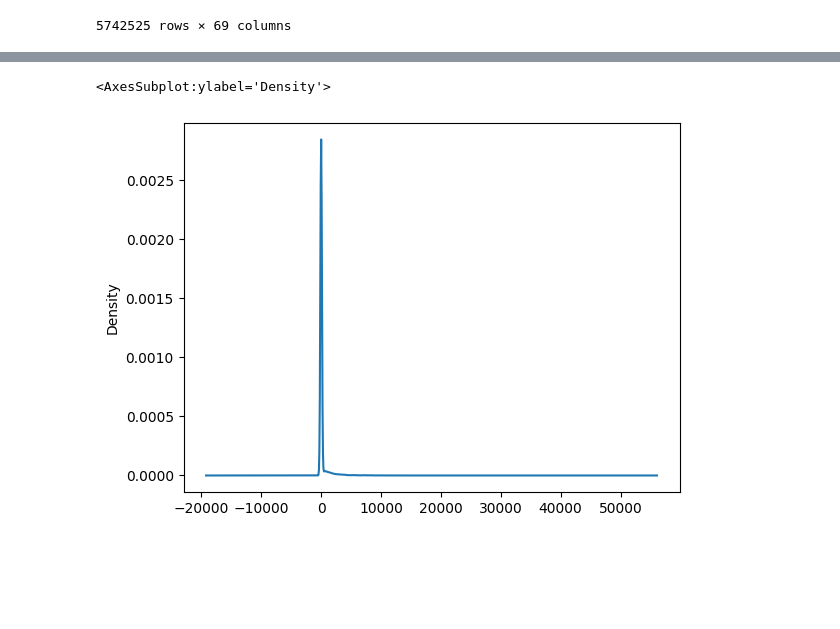
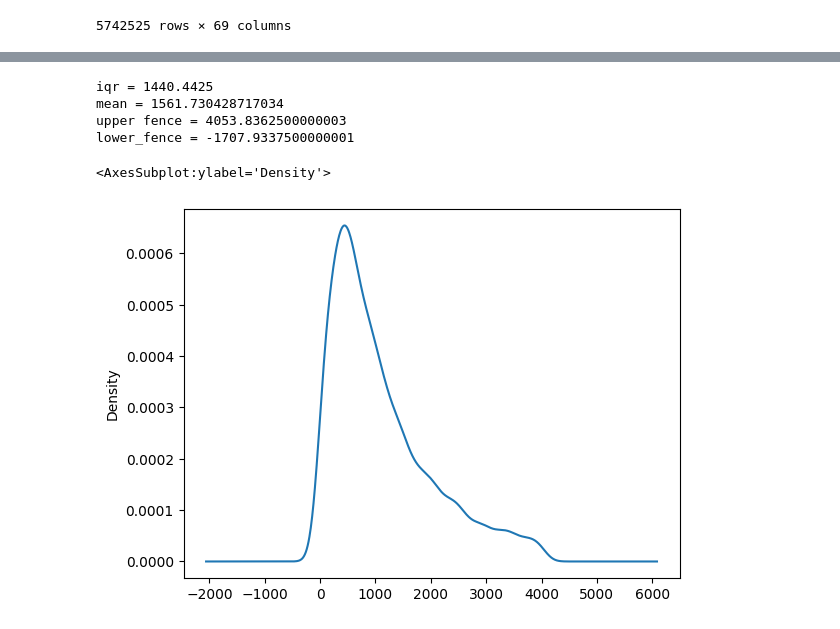
Before and after one commit to yaswant2403/datathon2023, a Jupyter notebook: basic_analysis.ipynb, the cells around one changed output, grey strips where cells are left out. Cells and saved outputs as stored; diff of their text form; code cells hidden in the pictures; blank space fills up the shorter version.

```diff
--- a/basic_analysis.ipynb
+++ b/basic_analysis.ipynb
@@ -82,5 +79,31 @@ df_not_charge_off["stmt_balance"].plot.density()
 # %%
-df_charge_off["stmt_balance"].plot.density()
+#df_charge_off["stmt_balance"].plot.density()
-# %% [output]
-<AxesSubplot:ylabel='Density'>
-[figure, removed]
+# %%
+# calculating outliers for principal amt charged off
+
+q1 = df_charge_off["principal_amt_chrg_off"].quantile(0.25)
+q3 = df_charge_off["principal_amt_chrg_off"].quantile(0.75)
+iqr = q3 - q1
+mean = df_charge_off["principal_amt_chrg_off"].mean()
+upper_fence = q3 + 1.5*iqr
+lower_fence = q1 - 1.5*iqr
+print("iqr = " + str(iqr))
+print("mean = " + str(mean))
+print("upper fence = " + str(upper_fence))
+print("lower_fence = " + str(lower_fence))
+# %% [output]
+iqr = 1440.4425
+mean = 1561.730428717034
+upper fence = 4053.8362500000003
+lower_fence = -1707.9337500000001
+# %%
+outliers = df_charge_off[(df_charge_off["principal_amt_chrg_off"] > upper_fence) |
+                         (df_charge_off["principal_amt_chrg_off"] < lower_fence)]
+
+valid = df_charge_off[(df_charge_off["principal_amt_chrg_off"] <= upper_fence) &
+                         (df_charge_off["principal_amt_chrg_off"] >= lower_fence)]
+# %%
+valid["principal_amt_chrg_off"].plot.density()
+# %% [output]
+<AxesSubplot:ylabel='Density'>
+[figure, added]
```
Also changed, not shown: parts of 1 cell of this notebook.
